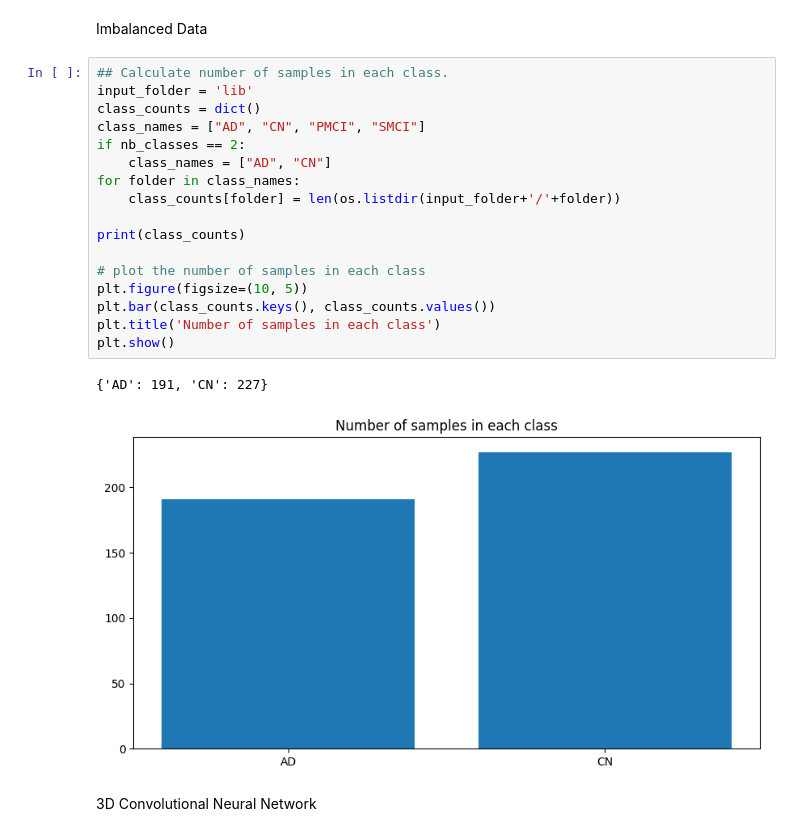
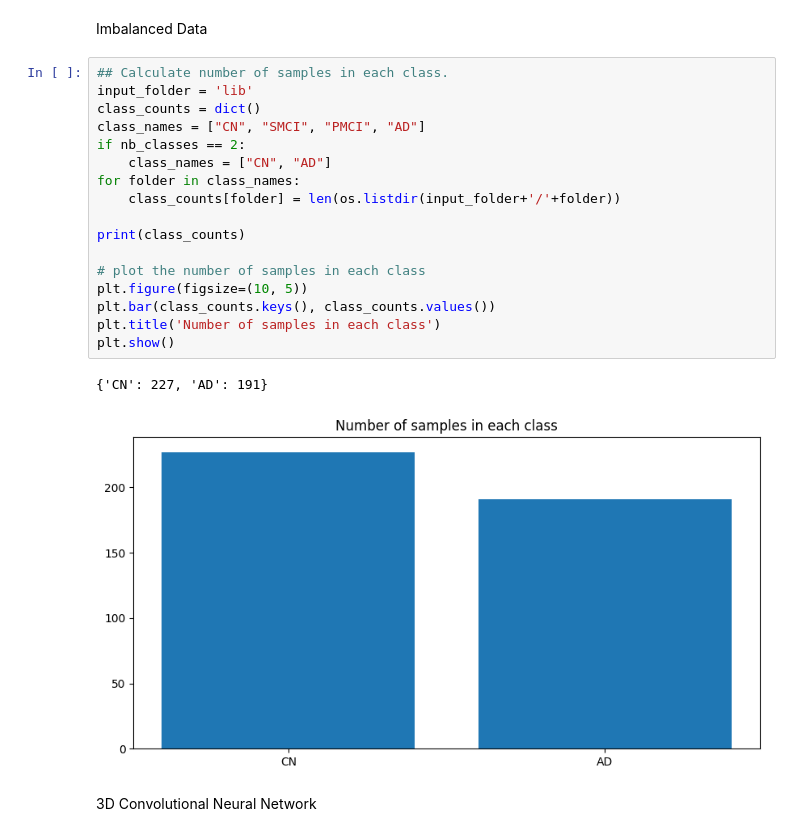
Before and after one commit to Tpris/Computer_vision_Alzheimer_detection, a Jupyter notebook: train_bi_classifier3D.ipynb, the cells around one changed output. Cells and saved outputs as stored; diff of their text form.

```diff
--- a/train_bi_classifier3D.ipynb
+++ b/train_bi_classifier3D.ipynb
@@ -91,23 +97,23 @@ Imbalanced Data
 # %%
 ## Calculate number of samples in each class.
 input_folder = 'lib'
 class_counts = dict()
-class_names = ["AD", "CN", "PMCI", "SMCI"]
+class_names = ["CN", "SMCI", "PMCI", "AD"]
 if nb_classes == 2:
-    class_names = ["AD", "CN"]
+    class_names = ["CN", "AD"]
 for folder in class_names:
     class_counts[folder] = len(os.listdir(input_folder+'/'+folder))
 
 print(class_counts)
 
 # plot the number of samples in each class
 plt.figure(figsize=(10, 5))
 plt.bar(class_counts.keys(), class_counts.values())
 plt.title('Number of samples in each class')
 plt.show()
 # %% [output]
-{'AD': 191, 'CN': 227}
+{'CN': 227, 'AD': 191}
-[figure, old version]
+[figure, new version]
 # %% [markdown]
 3D Convolutional Neural Network
 # %%
```
Also changed, not shown: parts of 16 cells of this notebook, 1 other file.
